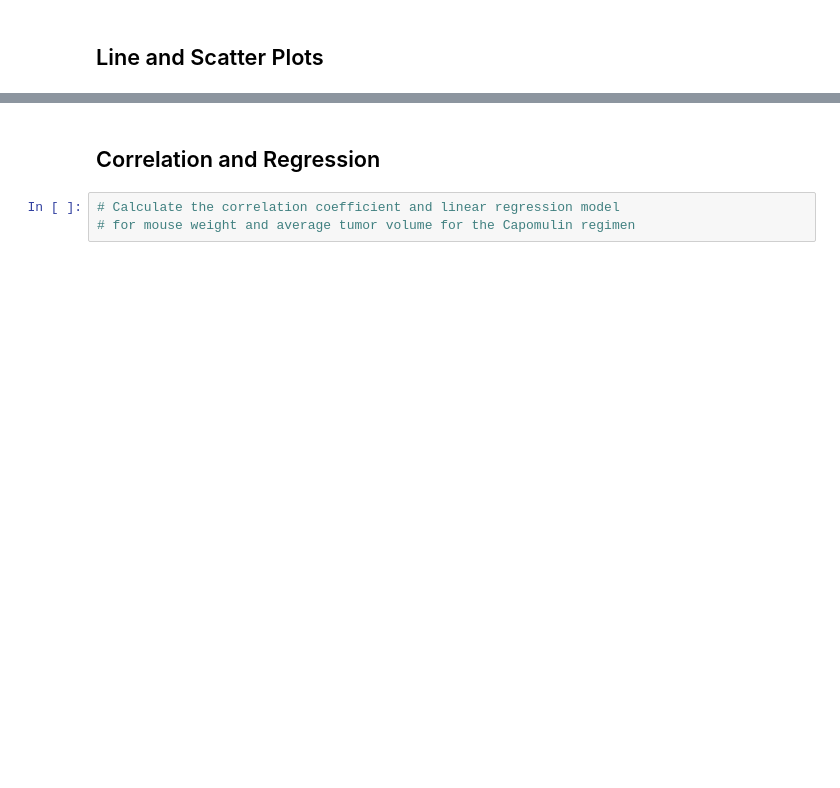
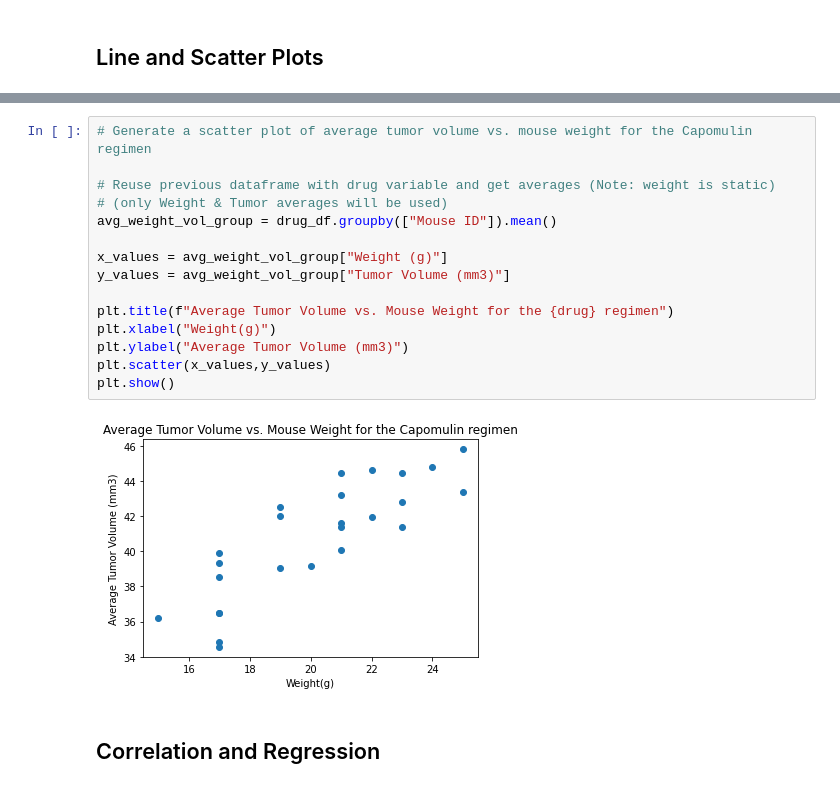
Before and after one commit to GVAlonzo/pymaceuticals, a Jupyter notebook: pymaceuticals_starter.ipynb, the cells around one changed output, grey strips where cells are left out. Cells and saved outputs as stored; diff of their text form; blank space fills up the shorter version.

```diff
--- a/pymaceuticals_starter.ipynb
+++ b/pymaceuticals_starter.ipynb
@@ -317,5 +340,19 @@ AttributeError: 'Series' object has no attribute 'quartile'
+# %%
+# Generate a scatter plot of average tumor volume vs. mouse weight for the Capomulin regimen
+
+# Reuse previous dataframe with drug variable and get averages (Note: weight is static)
+# (only Weight & Tumor averages will be used)
+avg_weight_vol_group = drug_df.groupby(["Mouse ID"]).mean()
+
+x_values = avg_weight_vol_group["Weight (g)"]
+y_values = avg_weight_vol_group["Tumor Volume (mm3)"]
+
+plt.title(f"Average Tumor Volume vs. Mouse Weight for the {drug} regimen")
+plt.xlabel("Weight(g)")
+plt.ylabel("Average Tumor Volume (mm3)")
+plt.scatter(x_values,y_values)
+plt.show()
+# %% [output]
+[figure, added]
 # %% [markdown]
 ## Correlation and Regression
-# %%
-# Calculate the correlation coefficient and linear regression model
-# for mouse weight and average tumor volume for the Capomulin regimen
```
Also changed, not shown: parts of 13 cells of this notebook.
